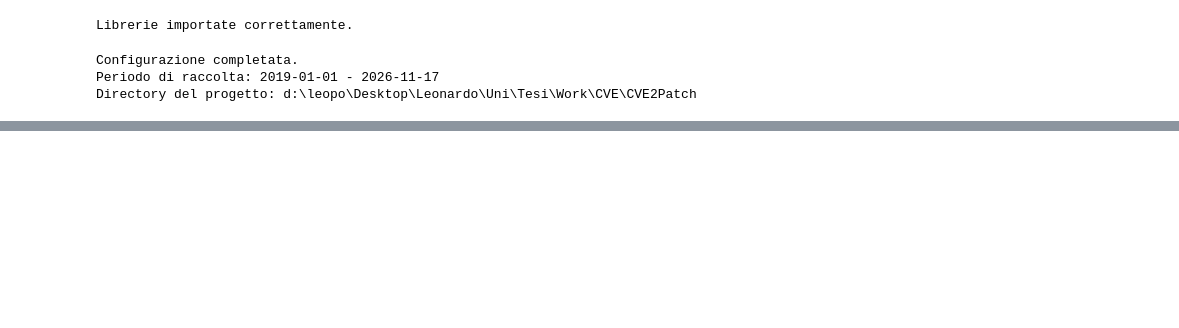
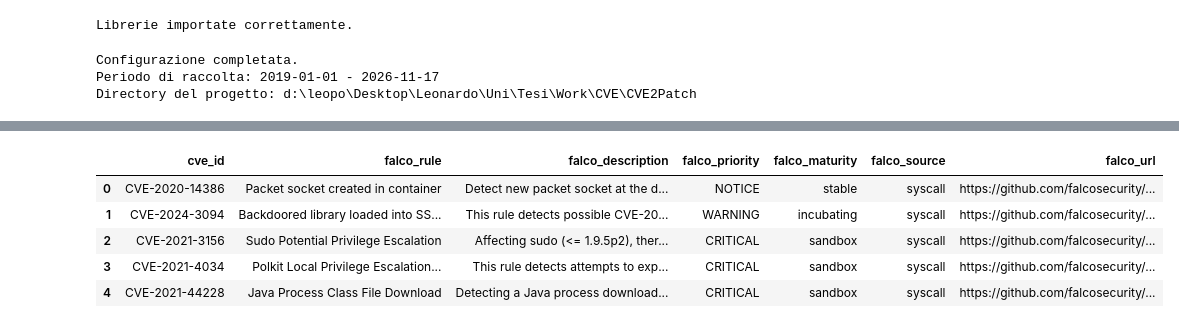
Before and after one commit to kuro1999/Work, a Jupyter notebook: CVE/cve.ipynb, the cells around one changed output, grey strips where cells are left out. Drawn from its saved outputs; the diff is of its cells as text; code cells hidden in the pictures; blank space fills up the shorter version.

```diff
--- a/CVE/cve.ipynb
+++ b/CVE/cve.ipynb
@@ -119,0 +615,90 @@ print(f"\nRaccolta completata: {total_cves} CVE")
+# %%
+# Cella 9: Acquisizione regole Falco
+
+FALCO_BASE_URL = (
+    "https://raw.githubusercontent.com/"
+    "falcosecurity/rules/main/rules/"
+)
+
+FALCO_FILES = {
+    "stable": "falco_rules.yaml",
+    "incubating": "falco-incubating_rules.yaml",
+    "sandbox": "falco-sandbox_rules.yaml"
+}
+
+falco_records = []
+total_rules = 0
+
+for maturity, filename in FALCO_FILES.items():
+
+    file_path = RAW_DIR / filename
+
+    # Download con caching locale
+    if not file_path.exists():
+        response = requests.get(
+            FALCO_BASE_URL + filename, timeout=60
+        )
+        response.raise_for_status()
+        file_path.write_bytes(response.content)
+
+    # Lettura del file YAML
+    rules = yaml.safe_load(
+        file_path.read_text(encoding="utf-8")
+    )
+
+    for rule in rules:
+
+        if not isinstance(rule, dict) or "rule" not in rule:
+            continue
+
+        total_rules += 1
+
+        cve_ids = set(re.findall(
+            r"CVE-\d{4}-\d{4,}",
+            json.dumps(rule).upper()
+        ))
+
+        for cve_id in sorted(cve_ids):
+
+            falco_records.append({
+                "cve_id": cve_id,
+                "falco_rule": rule.get("rule"),
+                "falco_description": rule.get("desc"),
+                "falco_priority": rule.get("priority"),
+                "falco_maturity": maturity,
+                "falco_source": rule.get("source", "syscall"),
+                "falco_url": (
+                    "https://github.com/falcosecurity/"
+                    "rules/blob/main/rules/" + filename
+                )
+            })
+
+df_falco = pd.DataFrame(
+    falco_records,
+    columns=[
+        "cve_id", "falco_rule", "falco_description",
+        "falco_priority", "falco_maturity",
+        "falco_source", "falco_url"
+    ]
+).drop_duplicates()
+
+df_falco.to_csv(
+    PROCESSED_DIR / "falco_rules.csv", index=False
+)
+
+falco_matches = df_candidates[
+    df_candidates["cve_id"].isin(df_falco["cve_id"])
+]
+
+falco_recovery = df_unknown[
+    df_unknown["cve_id"].isin(df_falco["cve_id"])
+]
+
+print(f"Regole Falco analizzate: {total_rules}")
+print(f"Associazioni CVE-regola: {len(df_falco)}")
+print(f"CVE uniche: {df_falco['cve_id'].nunique()}")
+print(f"Corrispondenze con candidate: {len(falco_matches)}")
+print(f"Possibili CVE da recuperare: {len(falco_recovery)}")
+
+display(df_falco.head())
+# %% [output]
@@ -119,0 +710,6 @@ print(f"\nRaccolta completata: {total_cves} CVE")
+|  | cve_id | falco_rule | falco_description | falco_priority | falco_maturity | falco_source | falco_url |
+| 0 | CVE-2020-14386 | Packet socket created in container | Detect new packet socket at the d... | NOTICE | stable | syscall | https://github.com/falcosecurity/... |
+| 1 | CVE-2024-3094 | Backdoored library loaded into SS... | This rule detects possible CVE-20... | WARNING | incubating | syscall | https://github.com/falcosecurity/... |
+| 2 | CVE-2021-3156 | Sudo Potential Privilege Escalation | Affecting sudo (<= 1.9.5p2), ther... | CRITICAL | sandbox | syscall | https://github.com/falcosecurity/... |
+| 3 | CVE-2021-4034 | Polkit Local Privilege Escalation... | This rule detects attempts to exp... | CRITICAL | sandbox | syscall | https://github.com/falcosecurity/... |
+| 4 | CVE-2021-44228 | Java Process Class File Download | Detecting a Java process download... | CRITICAL | sandbox | syscall | https://github.com/falcosecurity/... |
```
Also changed, not shown: parts of 12 cells of this notebook.
